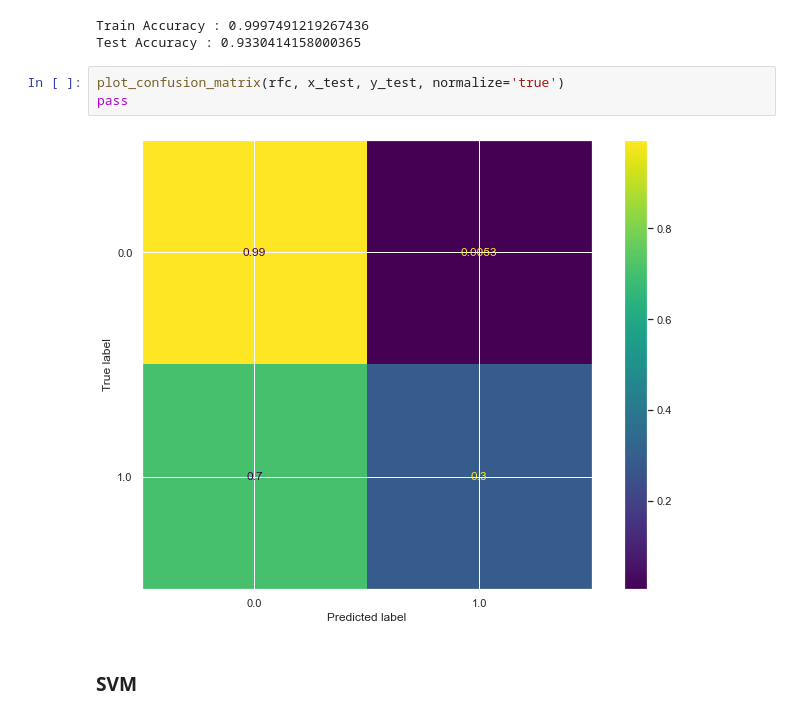
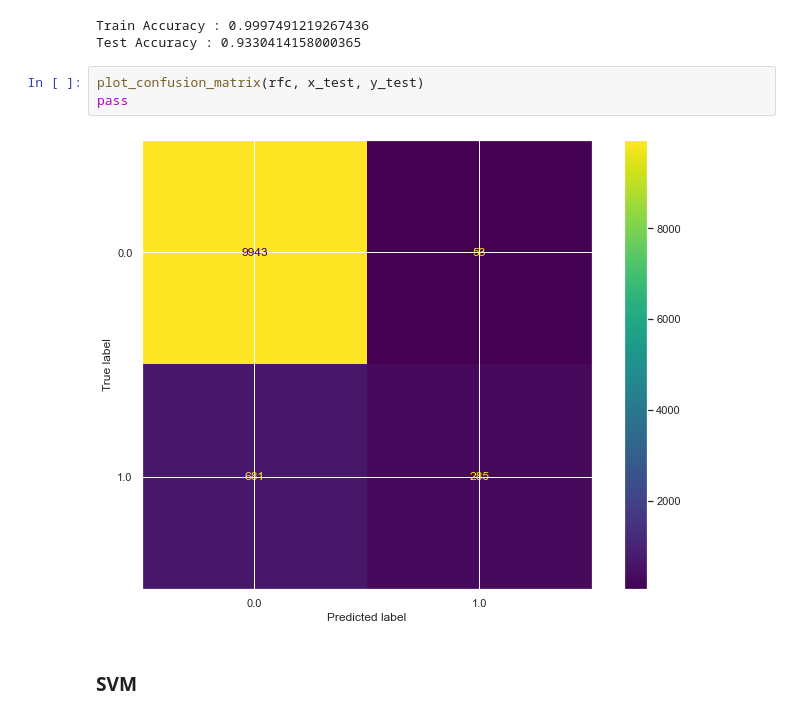
Before and after one commit to NikolaySokolov152/MachineLearning, a Jupyter notebook: Homework/3. PracticeLikeness.ipynb, the cells around one changed output. Saved outputs shown, nothing was run; the diff lists cells and outputs as text.

```diff
--- a/Homework/3. PracticeLikeness.ipynb
+++ b/Homework/3. PracticeLikeness.ipynb
@@ -456,10 +456,10 @@ print("Test Accuracy :", rfc.score(x_test, y_test))
 Train Accuracy : 0.9997491219267436
 Test Accuracy : 0.9330414158000365
 # %%
-plot_confusion_matrix(rfc, x_test, y_test, normalize='true')
+plot_confusion_matrix(rfc, x_test, y_test)
 pass
 # %% [output]
-[figure, old version]
+[figure, new version]
 # %% [markdown]
 ### SVM
 # %%
```
Also changed, not shown: parts of 6 cells of this notebook, 2 other files.
